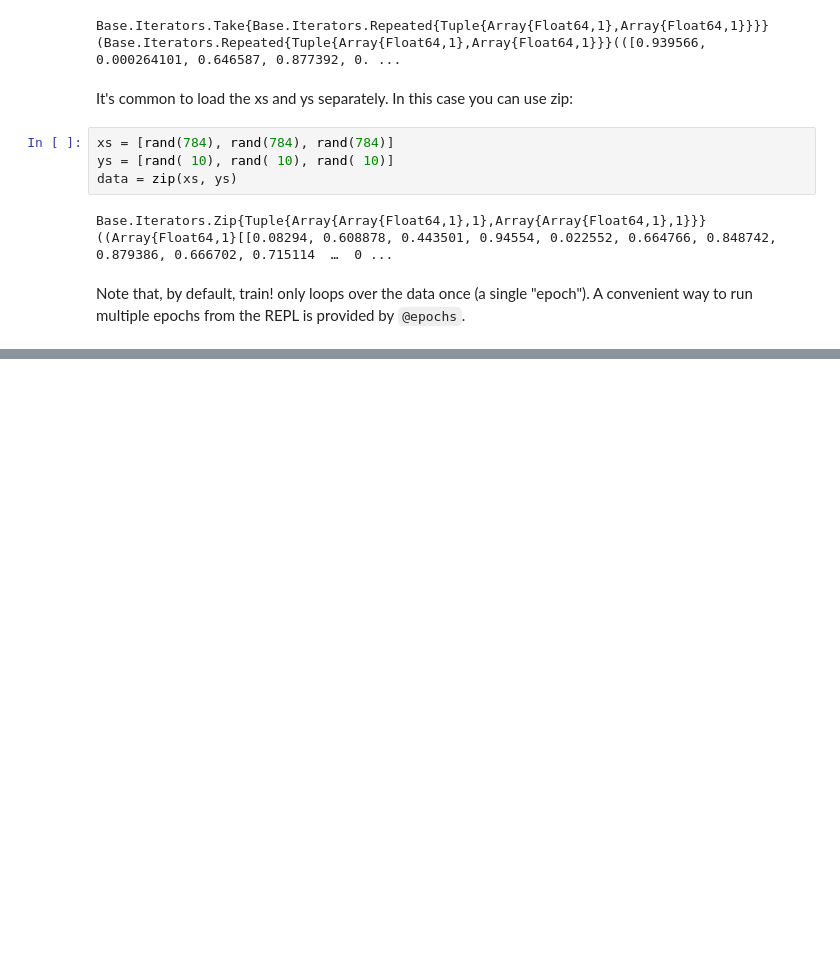
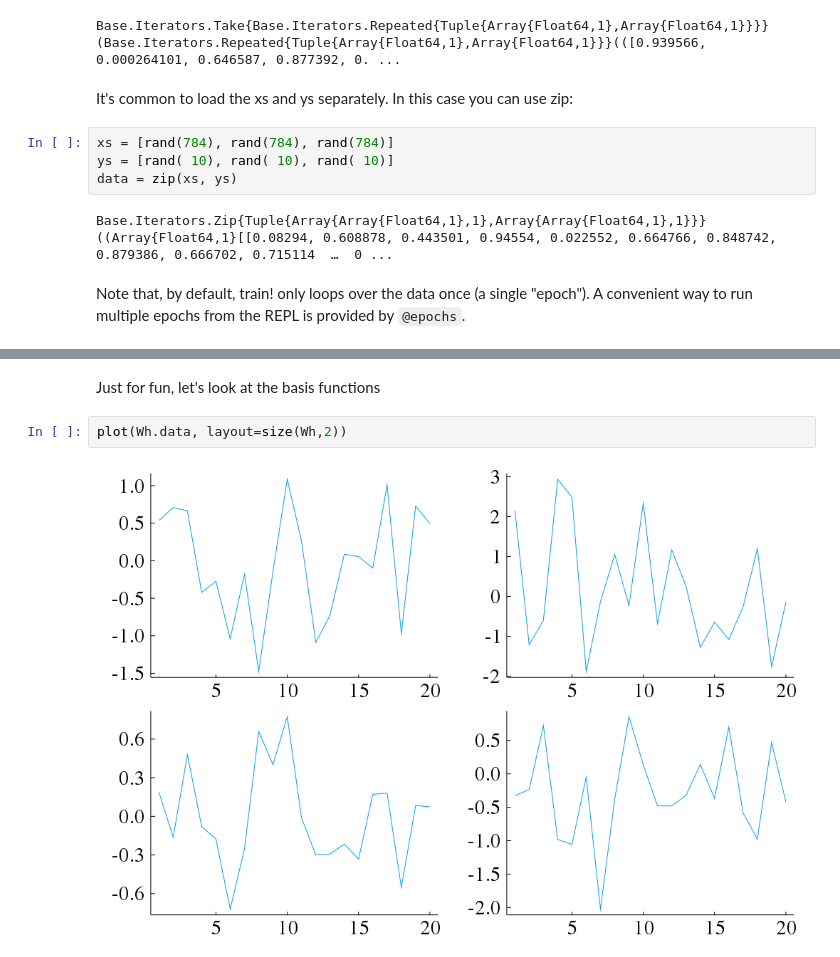
Before and after one commit to mfalt/juliacourse, a Jupyter notebook: lecture6/Flux.ipynb, the cells around one changed output, grey strips where cells are left out. Cells and saved outputs as stored; diff of their text form; blank space fills up the shorter version.

```diff
--- a/lecture6/Flux.ipynb
+++ b/lecture6/Flux.ipynb
@@ -95,0 +199,6 @@ Note that, by default, train! only loops over the data once (a single "epoch").
+# %% [markdown]
+Just for fun, let's look at the basis functions
+# %%
+plot(Wh.data, layout=size(Wh,2))
+# %% [output]
+[figure, added]
```
Also changed, not shown: parts of 24 cells of this notebook.
